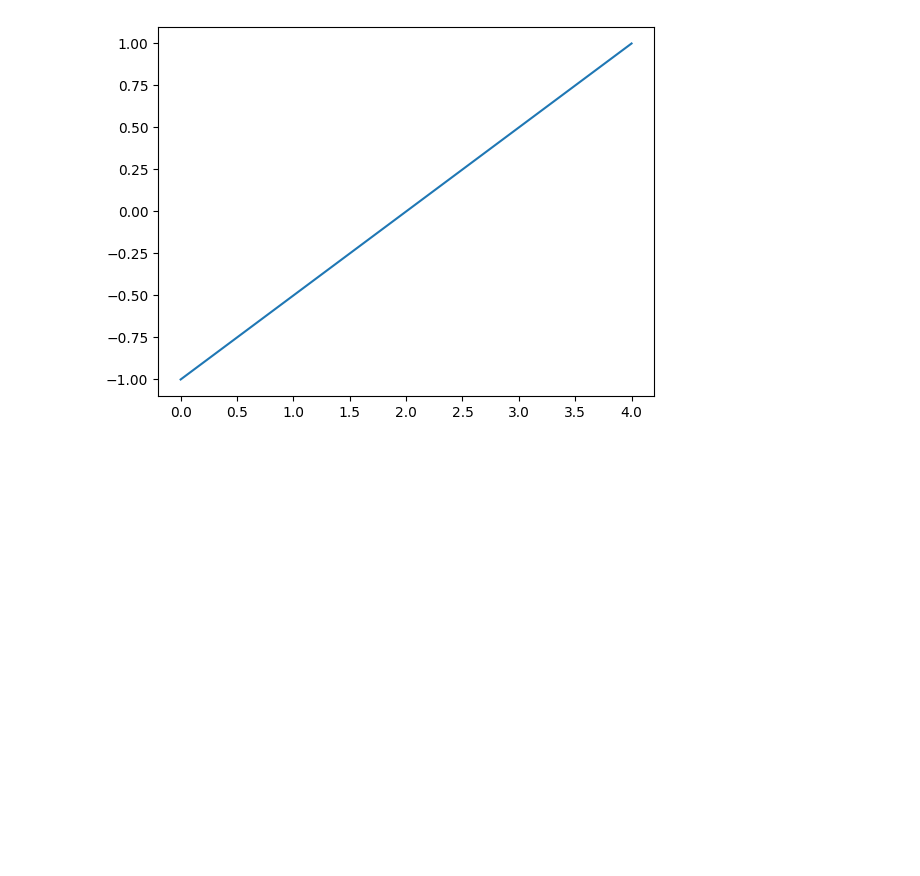
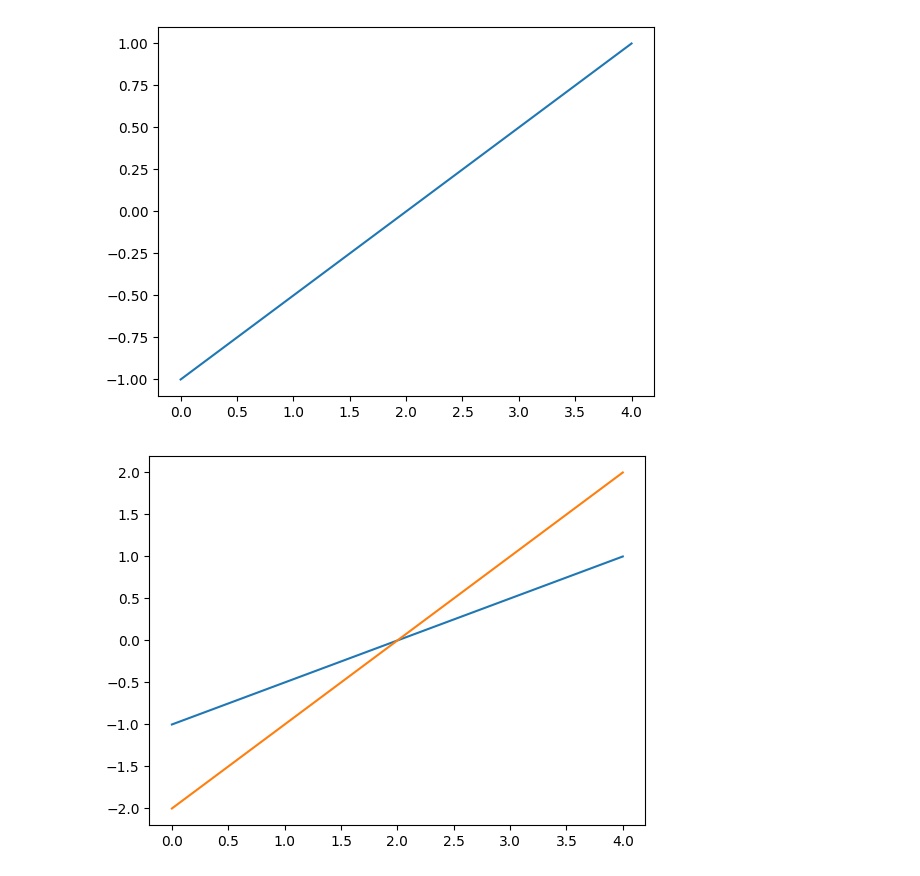
Before and after one commit to yvonne0711/phase1-practice, a Jupyter notebook: matplotlibs.ipynb, the cells around one changed output. Drawn from its saved outputs; the diff is of its cells as text; code cells hidden in the pictures; blank space fills up the shorter version.

```diff
--- a/matplotlibs.ipynb
+++ b/matplotlibs.ipynb
@@ -11,3 +11,17 @@ ax = fig.subplots()   #create an axes object in the figure (position, grid rows,
 line1 = ax.plot(x,y)  #create a line
 # %% [output]
 [figure]
+# %%
+y = np.linspace(-1, 1, 5) #first array [-1, -0.5, 0, 0.5, 1] going from -1 to 1 increments of 5
+x = np.arange(5) #number of values array being [0, 1, 2, 3, 4]
+
+fig = plt.figure()    #create a figure object
+ax = fig.subplots()   #create an axes object in the figure (position, grid rows, grid columns)
+line1 = ax.plot(x,y)
+
+y2 = np.linspace(-2, 2, 5)
+line2 = ax.plot(x, y2)
+#ax variable is an axes object so somewhat acts a container for our plots
+#y axis auto adjusted from [-1, 1] to [-2, 2] with the new line
+# %% [output]
+[figure, added]
```
Also changed, not shown: parts of 3 cells of this notebook.
